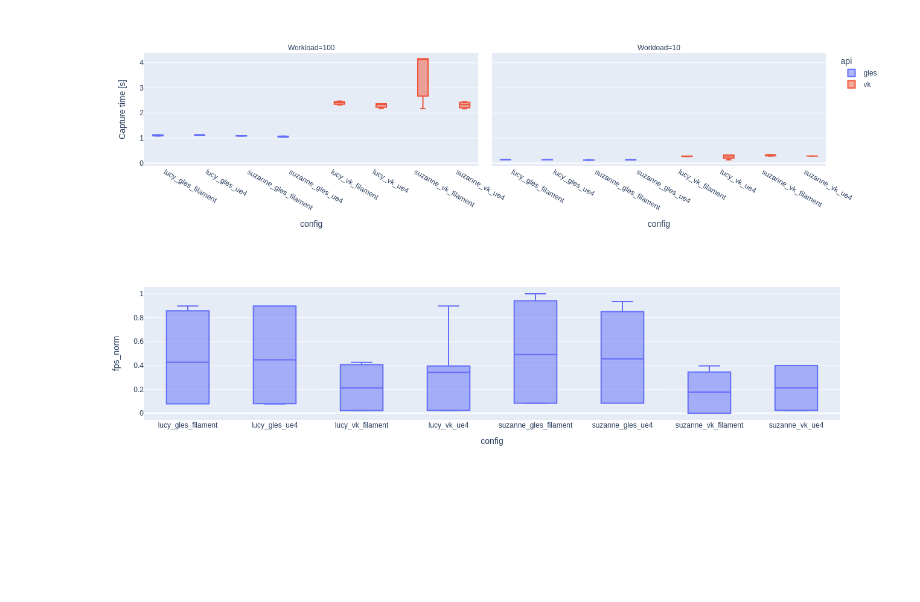
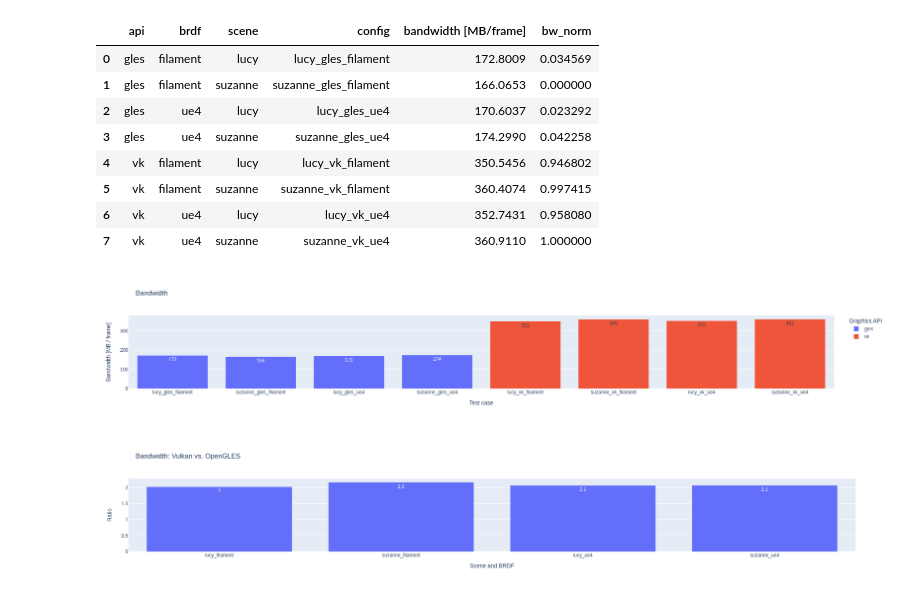
Before and after one commit to DanielRahme/filament, a Jupyter notebook: performance/pbr_performance.ipynb, the cells around one changed output. Saved outputs shown, nothing was run; the diff lists cells and outputs as text; code cells hidden in the pictures; blank space fills up the shorter version.

Commit message:
Create performance plots and comparisons

```diff
--- a/performance/pbr_performance.ipynb
+++ b/performance/pbr_performance.ipynb
@@ -52,10 +143,60 @@ df
 # %%
-fig = px.box(df, x="config", y="Capture time [s]", color="api", facet_col="Workload")
-fig
+### Bandwidth
+
+df_bw_10x = df.pivot_table(
+    index = ["api", "brdf", "scene", "config"],
+    values = "R/W [MB/frame]",
+    columns="workload",
+    aggfunc="min"
+)
+
+df_bw_10x = df_bw_10x["10x"].reset_index()
+df_bw_10x = df_bw_10x.rename(columns={"10x": "bandwidth [MB/frame]"})
+df_bw_10x["bw_norm"] = (df_bw_10x["bandwidth [MB/frame]"]-df_bw_10x["bandwidth [MB/frame]"].min())/(df_bw_10x["bandwidth [MB/frame]"].max()-df_bw_10x["bandwidth [MB/frame]"].min())
+df_bw_10x
 # %% [output]
-[figure, removed]
+|  | api | brdf | scene | config | bandwidth [MB/frame] | bw_norm |
+| 0 | gles | filament | lucy | lucy_gles_filament | 172.8009 | 0.034569 |
+| 1 | gles | filament | suzanne | suzanne_gles_filament | 166.0653 | 0.000000 |
+| 2 | gles | ue4 | lucy | lucy_gles_ue4 | 170.6037 | 0.023292 |
+| 3 | gles | ue4 | suzanne | suzanne_gles_ue4 | 174.2990 | 0.042258 |
+| 4 | vk | filament | lucy | lucy_vk_filament | 350.5456 | 0.946802 |
+| 5 | vk | filament | suzanne | suzanne_vk_filament | 360.4074 | 0.997415 |
+| 6 | vk | ue4 | lucy | lucy_vk_ue4 | 352.7431 | 0.958080 |
+| 7 | vk | ue4 | suzanne | suzanne_vk_ue4 | 360.9110 | 1.000000 |
+# %%
+fig = px.bar(df_bw_10x, x = "config" , y = "bandwidth [MB/frame]", color = "api", text_auto=".3s",
+             title="Bandwidth",
+            labels = {
+                "bandwidth [MB/frame]": "Bandwidth [MB / frame]",
+                "config": "Test case",
+                "api": "Graphics API",
+            },
+            )
+fig
+# %% [output]
+[figure, added]
 # %%
-fig = px.box(df, x = "config", y = "fps_norm")
+### Bandwidth versus API
+
+df_bw_vs = df_bw_10x.pivot_table(
+    index = ["brdf", "scene"],
+    columns = "api",
+    values = "bandwidth [MB/frame]"
+)
+
+df_bw_vs["vk_vs_gles"] = df_bw_vs["vk"] / df_bw_vs["gles"]
+df_bw_vs = df_bw_vs["vk_vs_gles"].reset_index()
+df_bw_vs["name"] = df_bw_vs["scene"] + "_" + df_bw_vs["brdf"]
+
+fig = px.bar(df_bw_vs, x = "name", y = "vk_vs_gles", text_auto=".2",
+            title="Bandwidth: Vulkan vs. OpenGLES",
+            labels = {
+                "bandwidth [MB/frame]": "Bandwidth [MB / frame]",
+                "name": "Scene and BRDF",
+                "vk_vs_gles": "Ratio",
+            },
+)
 fig
 # %% [output]
-[figure, old version]
+[figure, new version]
```
Also changed, not shown: parts of 12 cells of this notebook.
